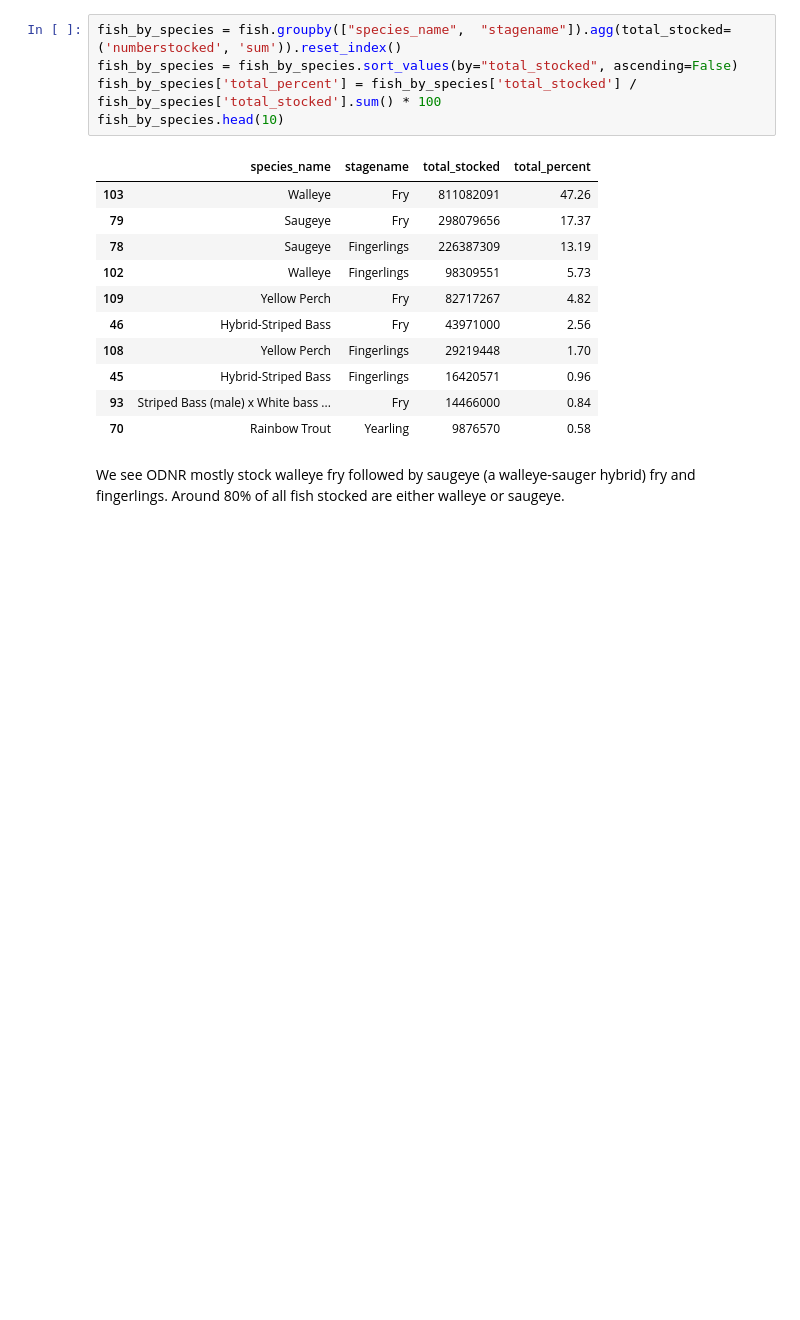
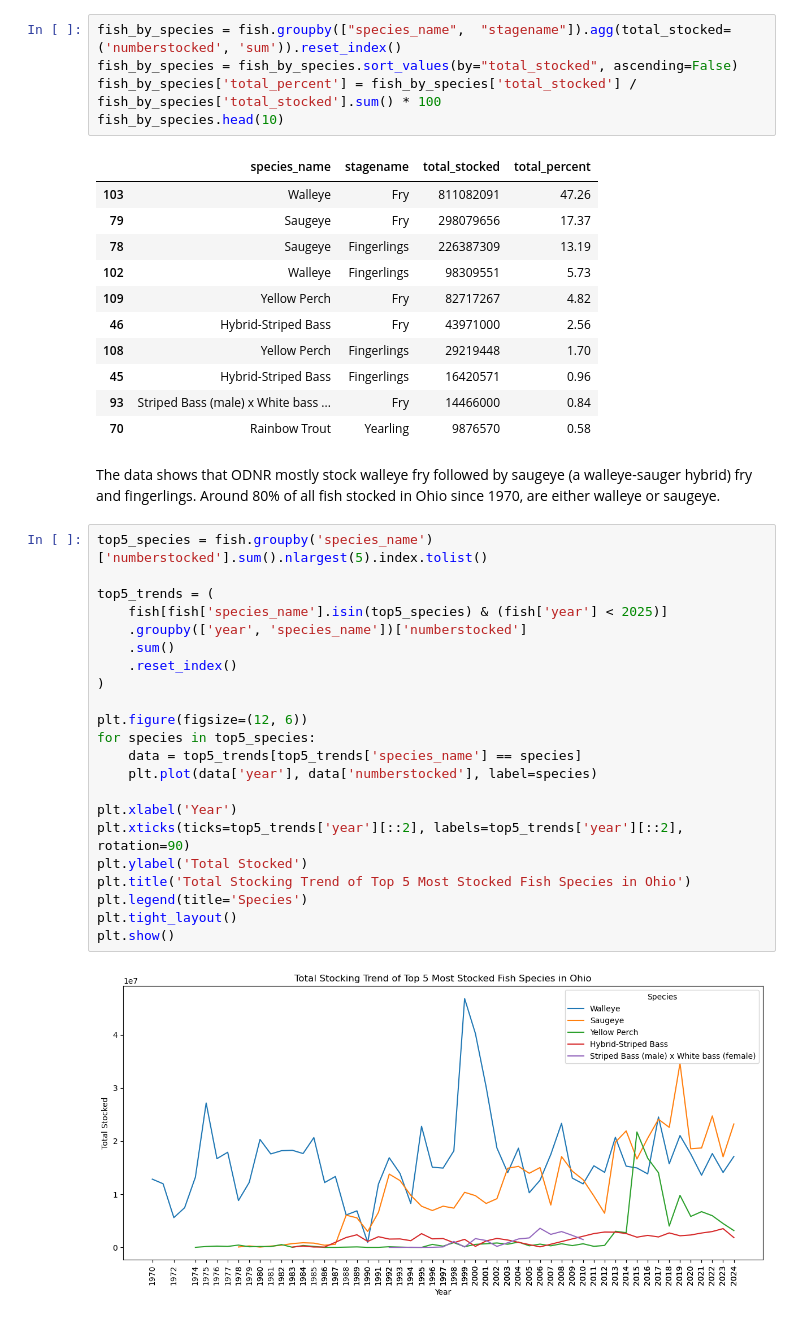
Before and after one commit to kyleaddis/odnr_fish_stocking, a Jupyter notebook: fish_stocking.ipynb, the cells around one changed output. Saved outputs shown, nothing was run; the diff lists cells and outputs as text; blank space fills up the shorter version.

```diff
--- a/fish_stocking.ipynb
+++ b/fish_stocking.ipynb
@@ -163,4 +177,28 @@ fish_by_species.head(10)
 | 93 | Striped Bass (male) x White bass ... | Fry | 14466000 | 0.84 |
 | 70 | Rainbow Trout | Yearling | 9876570 | 0.58 |
 # %% [markdown]
-We see ODNR mostly stock walleye fry followed by saugeye (a walleye-sauger hybrid) fry and fingerlings. Around 80% of all fish stocked are either walleye or saugeye.
+The data shows that ODNR mostly stock walleye fry followed by saugeye (a walleye-sauger hybrid) fry and fingerlings. Around 80% of all fish stocked in Ohio since 1970, are either walleye or saugeye.
+# %%
+top5_species = fish.groupby('species_name')['numberstocked'].sum().nlargest(5).index.tolist()
+
+top5_trends = (
+    fish[fish['species_name'].isin(top5_species) & (fish['year'] < 2025)]
+    .groupby(['year', 'species_name'])['numberstocked']
+    .sum()
+    .reset_index()
+)
+
+plt.figure(figsize=(12, 6))
+for species in top5_species:
+    data = top5_trends[top5_trends['species_name'] == species]
+    plt.plot(data['year'], data['numberstocked'], label=species)
+
+plt.xlabel('Year')
+plt.xticks(ticks=top5_trends['year'][::2], labels=top5_trends['year'][::2], rotation=90)
+plt.ylabel('Total Stocked')
+plt.title('Total Stocking Trend of Top 5 Most Stocked Fish Species in Ohio')
+plt.legend(title='Species')
+plt.tight_layout()
+plt.show()
+# %% [output]
+[figure, added]
```
Also changed, not shown: parts of 11 cells of this notebook.
